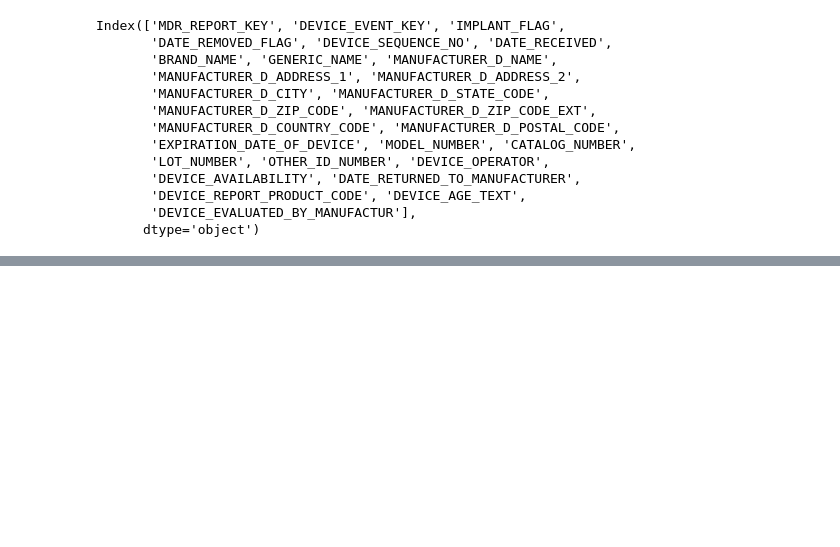
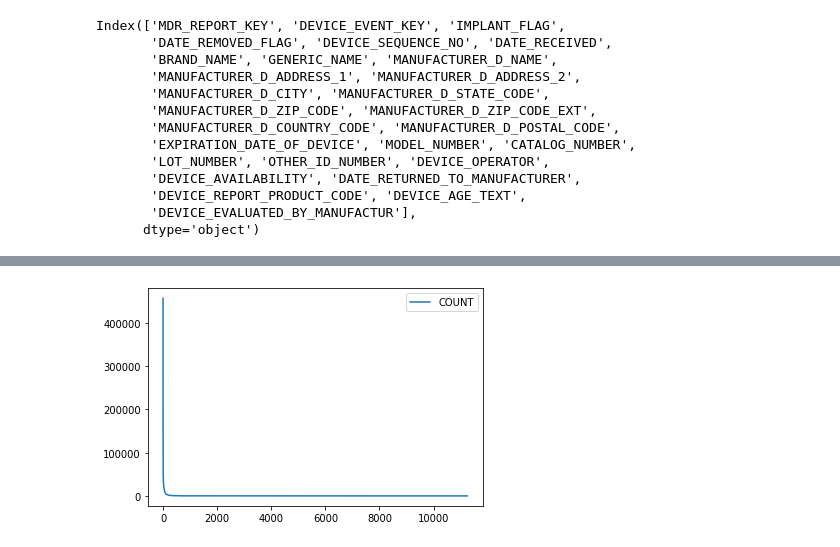
Before and after one commit to datawolf19/MAUDE, a Jupyter notebook: MDR Data.ipynb, the cells around one changed output, grey strips where cells are left out. Cells and saved outputs as stored; diff of their text form; code cells hidden in the pictures; blank space fills up the shorter version.

```diff
--- a/MDR Data.ipynb
+++ b/MDR Data.ipynb
@@ -106,0 +213,2 @@ ls
+# %%
+df2 = df.MANUFACTURER_D_NAME.value_counts().reset_index().rename(columns={'index':'COMPANY', 'MANUFACTURER_D_NAME':'COUNT'})
@@ -106,0 +235,4 @@ ls
+# %%
+bar = df2.plot()
+# %% [output]
+[figure, added]
```
Also changed, not shown: parts of 26 cells of this notebook.
